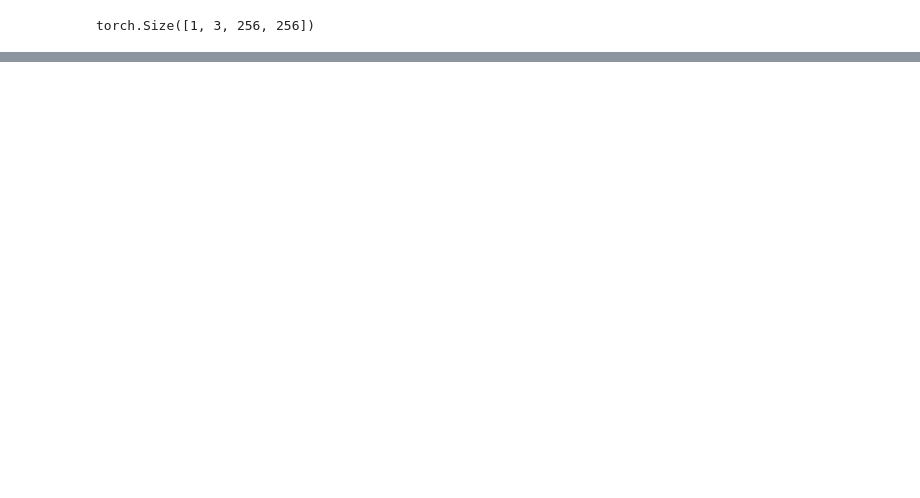
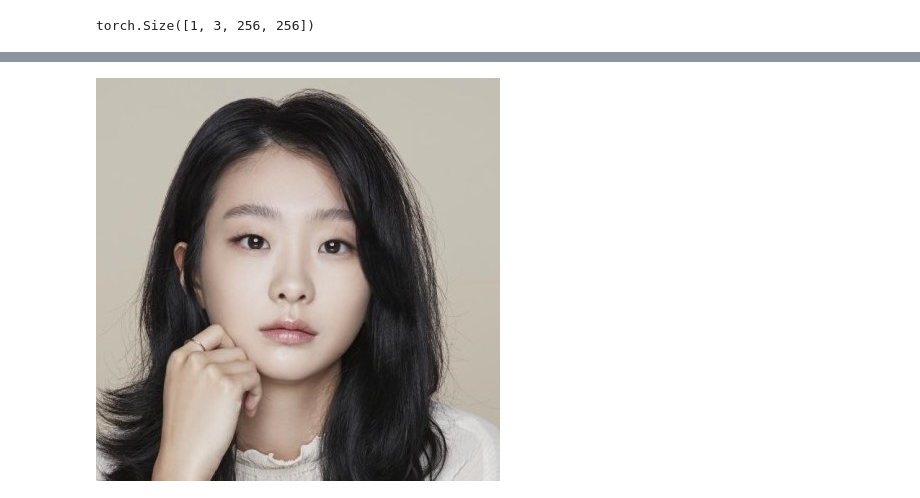
Before and after one commit to MC-GPT/AI, a Jupyter notebook: GAN_Model/project.ipynb, the cells around one changed output, grey strips where cells are left out. Cells and saved outputs as stored; diff of their text form; code cells hidden in the pictures; blank space fills up the shorter version.

```diff
--- a/GAN_Model/project.ipynb
+++ b/GAN_Model/project.ipynb
@@ -160,3 +159,9 @@ print(min_loss)
+# %%
+from PIL import Image
+
+Image.open('imgs/Dami.jpg')
+# %% [output]
+[figure, added]
 # %%
 img_gen, _ = g_ema(style2list(latent_path[-1]))
 
```
Also changed, not shown: parts of 6 cells of this notebook.
